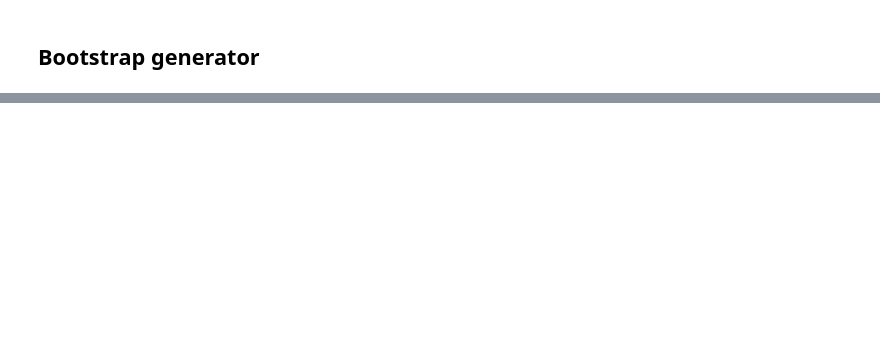
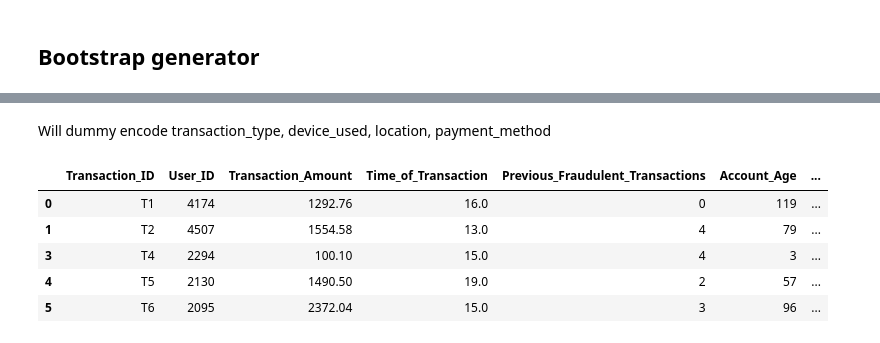
Before and after one commit to schuberte2026/DS_Project, a Jupyter notebook: Data Cleaning.ipynb, the cells around one changed output, grey strips where cells are left out. Drawn from its saved outputs; the diff is of its cells as text; code cells hidden in the pictures; blank space fills up the shorter version.

Commit message:
categorical encoding, PCA

```diff
--- a/Data Cleaning.ipynb
+++ b/Data Cleaning.ipynb
@@ -272,0 +279,2 @@ pd.concat(rows)
+# %% [markdown]
+Will dummy encode transaction_type, device_used, location, payment_method
@@ -272,0 +283,11 @@ pd.concat(rows)
+# %%
+# DataFrame after performing dummy Encoding
+pd.set_option('display.max_columns', None)
+fraud_df_encoded.head()
+# %% [output]
+|  | Transaction_ID | User_ID | Transaction_Amount | Time_of_Transaction | Previous_Fraudulent_Transactions | Account_Age | ... |
+| 0 | T1 | 4174 | 1292.76 | 16.0 | 0 | 119 | ... |
+| 1 | T2 | 4507 | 1554.58 | 13.0 | 4 | 79 | ... |
+| 3 | T4 | 2294 | 100.10 | 15.0 | 4 | 3 | ... |
+| 4 | T5 | 2130 | 1490.50 | 19.0 | 2 | 57 | ... |
+| 5 | T6 | 2095 | 2372.04 | 15.0 | 3 | 96 | ... |
```
Also changed, not shown: parts of 22 cells of this notebook.
